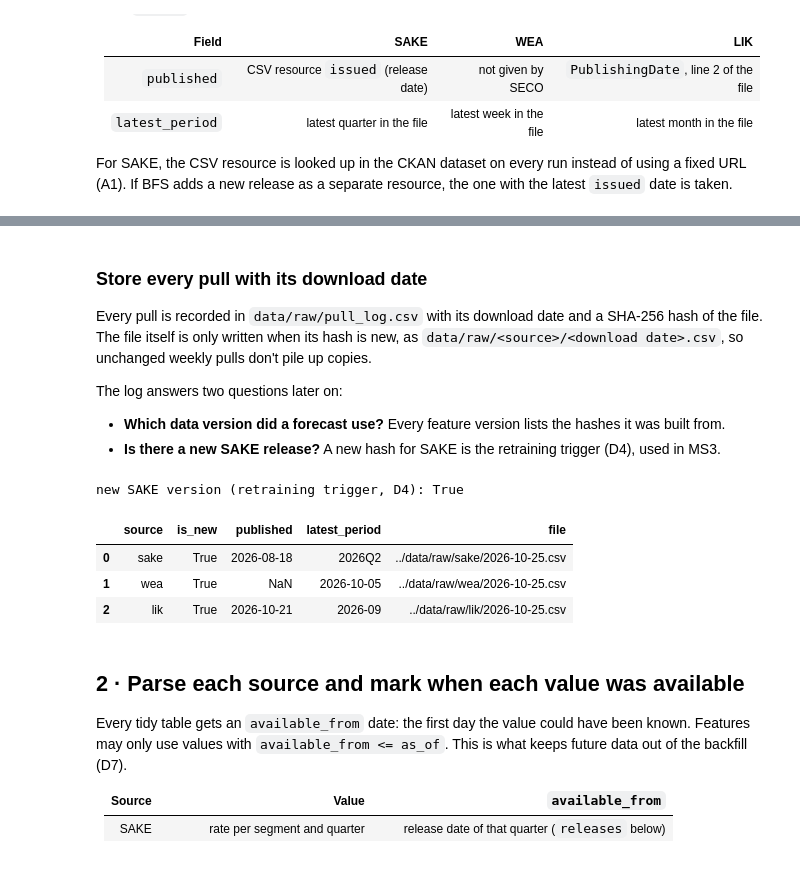
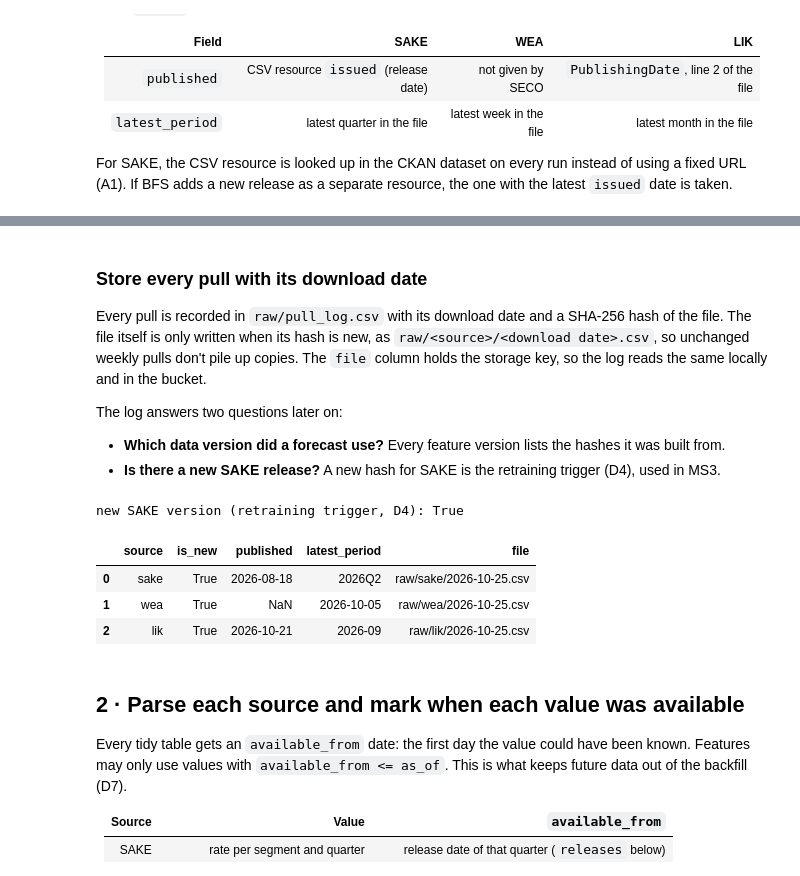
Before and after one commit to theodorahaimoff/HSLU_HS26_MLOPS, a Jupyter notebook: notebooks/02_feature_pipeline.ipynb, the cells around one changed output, grey strips where cells are left out. Drawn from its saved outputs; the diff is of its cells as text; code cells hidden in the pictures.

Commit message:
feat: store raw pulls and features on GCS

```diff
--- a/notebooks/02_feature_pipeline.ipynb
+++ b/notebooks/02_feature_pipeline.ipynb
@@ -20,6 +21,7 @@ Set `OFFLINE = True` to work from the snapshots of notebook 01 instead of downlo
 import hashlib
 import io
 import json
+import os
 import re
 import time
 from datetime import datetime, timezone
@@ -28,13 +30,15 @@ from pathlib import Path
 import numpy as np
 import pandas as pd
 import requests
+from dotenv import load_dotenv
 
 pd.set_option("display.max_columns", 50)
 pd.set_option("display.width", 200)
 
 # --- Run mode ---
 OFFLINE = False  # True: read the dated snapshots from notebook 01 instead of downloading
-SNAPSHOT_DIR = Path("../data/raw/exploration")
+ROOT = next(p for p in [Path.cwd(), *Path.cwd().parents] if (p / "pyproject.toml").exists())  # repo root
+SNAPSHOT_DIR = ROOT / "data/raw/exploration"
 SNAPSHOT_DATE = "2026-10-15"
 
 # --- Sources ---
@@ -53,10 +57,16 @@ SAKE_LAG_DAYS = 49  # quarter end -> BFS release (Q2 2026: 30.06 -> 18.08)
 WEA_LAG_DAYS = 24   # week start -> value in the file (observed 24 days on 15.10, 20 days on 25.10)
 LIK_LAG_DAYS = 21   # month end -> SNB publication (August 2026 published 21.09)
 
-# --- Storage (local for now, moved to GCS in the next step) ---
-RAW_DIR = Path("../data/raw")
-STORE_DIR = Path("../data/processed/feature_store")
-PULL_LOG = RAW_DIR / "pull_log.csv"
+# --- Storage: GCS bucket if GCS_BUCKET is set in .env (or GitHub Secrets), local folder otherwise ---
+load_dotenv(ROOT / ".env")
+GCS_BUCKET = os.getenv("GCS_BUCKET")
+key_path = os.getenv("GOOGLE_APPLICATION_CREDENTIALS")
+if key_path and not Path(key_path).is_absolute():
+    # .env gives the key path from the repo root, wherever the notebook runs
+    os.environ["GOOGLE_APPLICATION_CREDENTIALS"] = str(ROOT / key_path)
+LOCAL_ROOT = ROOT / "data"
+PULL_LOG = "raw/pull_log.csv"
+FEATURES_PREFIX = "feature_store/features"
 
 RUN_DATE = SNAPSHOT_DATE if OFFLINE else datetime.now(timezone.utc).strftime("%Y-%m-%d")
 print("run date:", RUN_DATE, "| offline" if OFFLINE else "| live")
@@ -160,8 +237,9 @@ pd.DataFrame([meta | {"bytes": len(content)} for content, meta in pulls.values()
 # %% [markdown]
 ### Store every pull with its download date
 
-Every pull is recorded in `data/raw/pull_log.csv` with its download date and a SHA-256 hash of the file. The file itself is
-only written when its hash is new, as `data/raw/<source>/<download date>.csv`, so unchanged weekly pulls don't pile up copies.
+Every pull is recorded in `raw/pull_log.csv` with its download date and a SHA-256 hash of the file. The file itself is
+only written when its hash is new, as `raw/<source>/<download date>.csv`, so unchanged weekly pulls don't pile up copies.
+The `file` column holds the storage key, so the log reads the same locally and in the bucket.
 
 The log answers two questions later on:
 
@@ -170,44 +248,42 @@ The log answers two questions later on:
 # %%
 LOG_COLUMNS = ["download_date", "source", "sha256", "is_new", "published", "latest_period", "resource_id", "url", "file"]
 
 
 def load_pull_log() -> pd.DataFrame:
-    if PULL_LOG.exists():
-        return pd.read_csv(PULL_LOG, dtype=str)
+    if store.exists(PULL_LOG):
+        return pd.read_csv(io.BytesIO(store.read(PULL_LOG)), dtype=str)
     return pd.DataFrame(columns=LOG_COLUMNS, dtype=str)
 
 
 def store_raw(content: bytes, meta: dict, log: pd.DataFrame) -> dict:
     sha = hashlib.sha256(content).hexdigest()
     seen = set(log.loc[log["source"] == meta["source"], "sha256"])
-    path = RAW_DIR / meta["source"] / f"{RUN_DATE}.csv"
+    key = f"raw/{meta['source']}/{RUN_DATE}.csv"
     if sha not in seen:
-        path.parent.mkdir(parents=True, exist_ok=True)
-        path.write_bytes(content)
+        store.write(key, content)
     else:
         # Same content as an earlier pull: point to the file that already holds it
-        path = Path(log.loc[(log["source"] == meta["source"]) & (log["sha256"] == sha), "file"].iloc[0])
-    return {"download_date": RUN_DATE, "sha256": sha, "is_new": str(sha not in seen), "file": str(path)} | meta
+        key = log.loc[(log["source"] == meta["source"]) & (log["sha256"] == sha), "file"].iloc[0]
+    return {"download_date": RUN_DATE, "sha256": sha, "is_new": str(sha not in seen), "file": key} | meta
 
 
 pull_log = load_pull_log()
 earlier = pull_log[pull_log["download_date"] != RUN_DATE]  # a re-run on the same day compares with earlier days only
 this_run = pd.DataFrame([store_raw(content, meta, earlier) for content, meta in pulls.values()])[LOG_COLUMNS]
 
 # Re-running on the same day replaces that day's entries instead of adding duplicates
 pull_log = pd.concat([earlier, this_run], ignore_index=True)
-PULL_LOG.parent.mkdir(parents=True, exist_ok=True)
-pull_log.to_csv(PULL_LOG, index=False)
+store.write(PULL_LOG, pull_log.to_csv(index=False).encode())
 
 new_sake_release = this_run.set_index("source").loc["sake", "is_new"] == "True"
 print("new SAKE version (retraining trigger, D4):", new_sake_release)
 this_run[["source", "is_new", "published", "latest_period", "file"]]
 # %% [output]
 new SAKE version (retraining trigger, D4): True
 |  | source | is_new | published | latest_period | file |
-| 0 | sake | True | 2026-08-18 | 2026Q2 | ../data/raw/sake/2026-10-25.csv |
-| 1 | wea | True | NaN | 2026-10-05 | ../data/raw/wea/2026-10-25.csv |
-| 2 | lik | True | 2026-10-21 | 2026-09 | ../data/raw/lik/2026-10-25.csv |
+| 0 | sake | True | 2026-08-18 | 2026Q2 | raw/sake/2026-10-25.csv |
+| 1 | wea | True | NaN | 2026-10-05 | raw/wea/2026-10-25.csv |
+| 2 | lik | True | 2026-10-21 | 2026-09 | raw/lik/2026-10-25.csv |
 # %% [markdown]
 ## 2 · Parse each source and mark when each value was available
 
```
Also changed, not shown: parts of 6 cells of this notebook, 1 other file.
